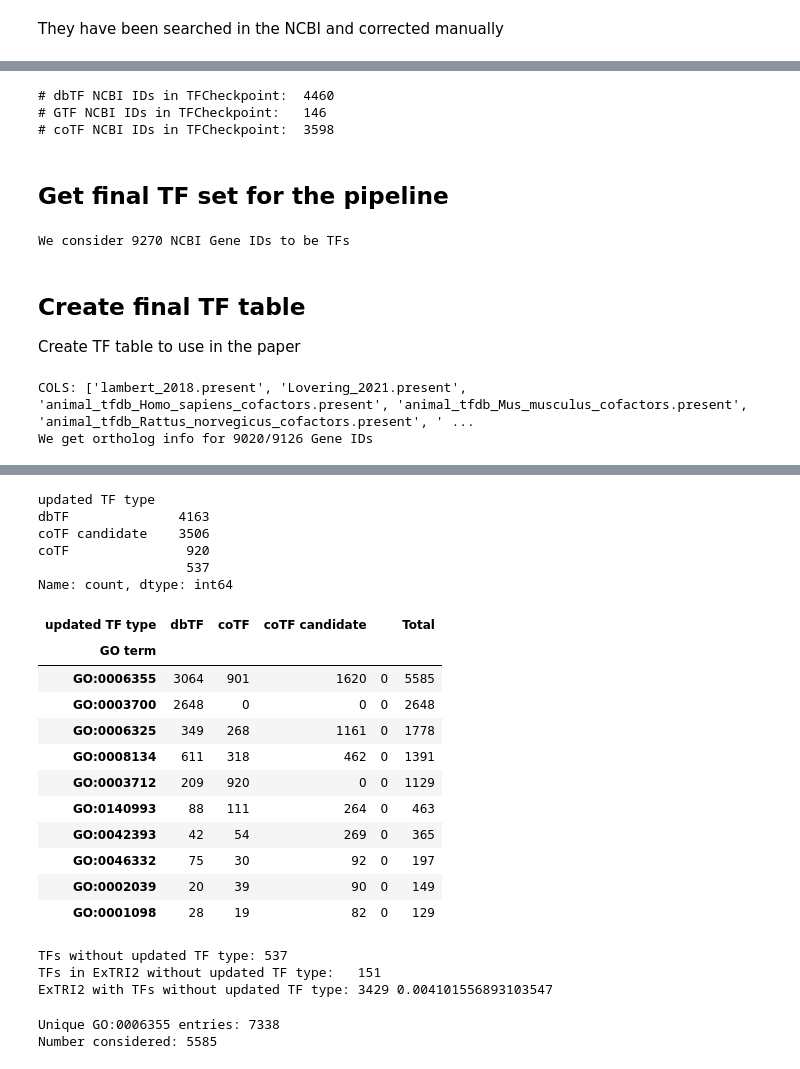
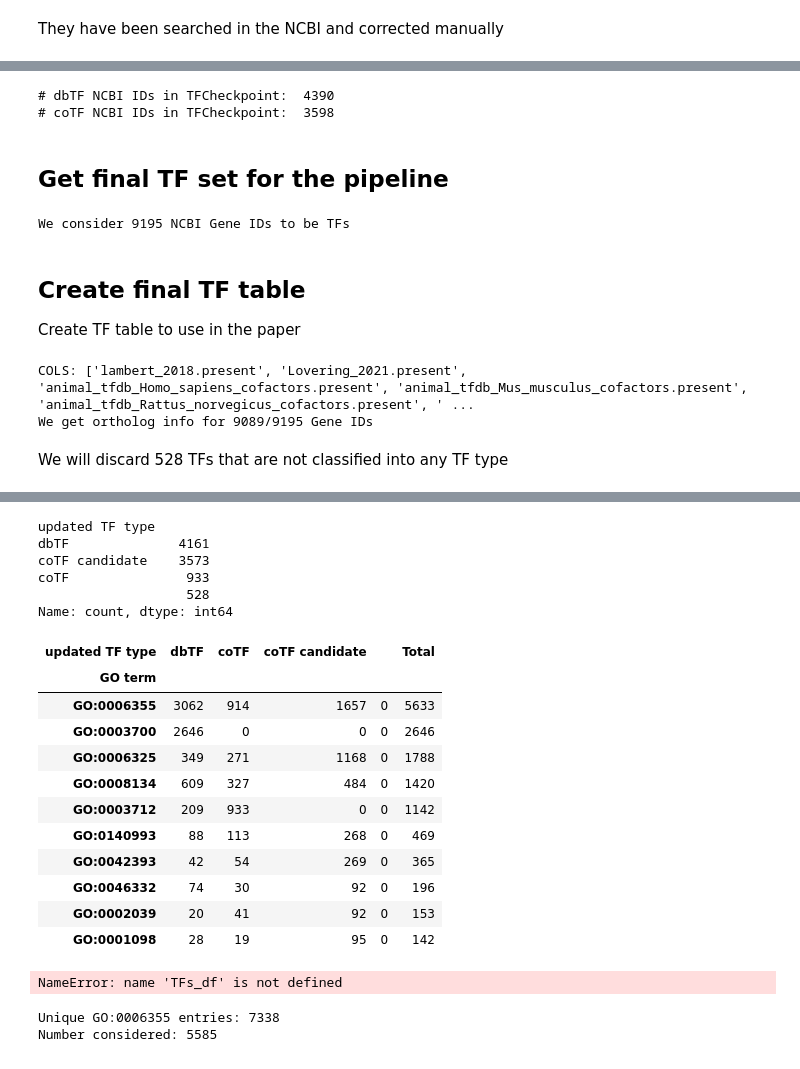
Before and after one commit to Rbbt-Workflows/ExTRI2, a Jupyter notebook: scripts/preprocessing/get_NCBI_TF_IDs.ipynb, the cells around one changed output, grey strips where cells are left out. Drawn from its saved outputs; the diff is of its cells as text; code cells hidden in the pictures.

```diff
--- a/scripts/preprocessing/get_NCBI_TF_IDs.ipynb
+++ b/scripts/preprocessing/get_NCBI_TF_IDs.ipynb
@@ -37,13 +37,11 @@ from notebook_utils import h3, h4, h5, md
 
 # GO terms used:
 GO_dbTF = ["GO:0003700"]
-GO_GTF =  ["GO:0140223"]
 GO_coTF = ["GO:0003712", "GO:0001098", "GO:0002039" , "GO:0008134" , "GO:0042393", "GO:0046332", "GO:0006325", "GO:0140993"]
 
 # Columns from TFCheckpoint used:
 TFCheckpoint_cols = {
-    'dbTF': ['GO:0003700.Annotations', 'TFclass.present.merged', 'lambert_2018.present', 'Lovering_2021.present'],
-    'GTF':  ['GO:0140223.Annotations'],
+    'dbTF': ['TFclass.present.merged', 'lambert_2018.present', 'Lovering_2021.present'],
     'coTF': ['animal_tfdb_Homo_sapiens_cofactors.present', 'animal_tfdb_Mus_musculus_cofactors.present', 'animal_tfdb_Rattus_norvegicus_cofactors.present',
              'tcof_cotf_human.present', 'tcof_cotf_mouse.present']
 }
@@ -55,12 +53,11 @@ postprocessing_path = '../../data/postprocessing/'
 less_likely_coTFs_path = postprocessing_path + 'all_coTFs_likely_checked_updated_AL.txt'
 
 QuickGO_dbTF_path = in_data_path + "QuickGO-annotations-dbTF.tsv"
-QuickGO_GTF_path  = in_data_path + "QuickGO-annotations-GTF.tsv"
 QuickGO_coTF_path = in_data_path + "QuickGO-annotations-coTF.tsv"
 TFCheckpoint_path = in_data_path + "TFCheckpoint.tsv"
 
 # Define a function to construct the TF types path (ll_coTFs are introduced later)
-TF_types = ["dbTF", "GTF", "coTF"]
+TF_types = ["dbTF", "coTF"]
 def get_TF_ids_path(TF_type, out_data_path):
     return f"{out_data_path}{TF_type}_entrez_code.list"
 # %%
@@ -144,12 +140,10 @@ def retrieve_annotations_entrez(id_list):
 # Create joined DataFrame from the 3 TF types
 QuickGO_dbTF = pd.read_csv(QuickGO_dbTF_path, sep='\t', header=0, keep_default_na=False, dtype='str')
 QuickGO_dbTF['TF type'] = 'dbTF'
-QuickGO_GTF  = pd.read_csv(QuickGO_GTF_path,  sep='\t', header=0, keep_default_na=False, dtype='str')
-QuickGO_GTF['TF type'] = 'GTF'
 QuickGO_coTF = pd.read_csv(QuickGO_coTF_path, sep='\t', header=0, keep_default_na=False, dtype='str')
 QuickGO_coTF['TF type'] = 'coTF'
 
-QuickGO = pd.concat([QuickGO_dbTF, QuickGO_GTF, QuickGO_coTF], axis=0)
+QuickGO = pd.concat([QuickGO_dbTF, QuickGO_coTF], axis=0)
 
 print(f"{len(QuickGO['SYMBOL'])} rows were retrieved.")
 
@@ -157,7 +151,7 @@ print(f"{len(QuickGO['SYMBOL'])} rows were retrieved.")
 QuickGO = QuickGO[['SYMBOL', 'TAXON ID', 'TF type', 'GO TERM']]
 
 # Drop repeated cells. Use the following priority if duplicates of different TF type
-priority = {'dbTF': 0, 'GTF': 1, 'coTF': 2}
+priority = {'dbTF': 0, 'coTF': 1}
 QuickGO['priority'] = QuickGO['TF type'].map(priority)
 QuickGO = QuickGO.sort_values(by=['SYMBOL', 'TAXON ID', 'priority'])
 QuickGO = QuickGO.drop_duplicates(subset=['SYMBOL', 'TAXON ID', 'GO TERM'], keep='first')
@@ -172,6 +166,6 @@ QuickGO = (
 
 # Show results
 print(f"Removing duplicates, we retrieve {len(QuickGO['SYMBOL'])} symbols:")
-for TF_type in ('dbTF', 'GTF', 'coTF'):
+for TF_type in ('dbTF', 'coTF'):
     print(f"\t{len(QuickGO[QuickGO['TF type'] == TF_type]['SYMBOL'])} {TF_type}s")
 # %% [output]
@@ -361,8 +354,7 @@ for TF_type in TF_types:
     TFCheckpoint_sets[TF_type] = set(TFCheckpoint_exploded[mask]['EntrezIDs'])
     print(f"# {TF_type} NCBI IDs in TFCheckpoint: {len(TFCheckpoint_sets[TF_type]):>5}")
 # %% [output]
-# dbTF NCBI IDs in TFCheckpoint:  4460
-# GTF NCBI IDs in TFCheckpoint:   146
+# dbTF NCBI IDs in TFCheckpoint:  4390
 # coTF NCBI IDs in TFCheckpoint:  3598
 # %% [markdown]
 ## Get final TF set for the pipeline
@@ -384,10 +376,8 @@ for TF_type in TF_types:
     TF_IDs_dict[TF_type] = TF_IDs
 
 
-# GTFs must not contain dbTFs, and coTFs must not contain neither dbTFs nor GTFs.
-TF_IDs_dict['GTF'].difference_update(TF_IDs_dict['dbTF'])
+# coTFs must not contain dbTFs.
 TF_IDs_dict['coTF'].difference_update(TF_IDs_dict['dbTF'])
-TF_IDs_dict['coTF'].difference_update(TF_IDs_dict['GTF'])
 
 # Add the less likely coTFs as a subset of the coTFs
 TF_IDs_dict['ll_coTF'] = ll_coTF.intersection(TF_IDs_dict['coTF'])
@@ -400,14 +390,14 @@ for TF_type in TF_types + ['ll_coTF']:
             f.write(TF + "\n")
 
 # Combine all TFs & save them as a list
-all_TF_ids = TF_IDs_dict['dbTF'].union(TF_IDs_dict['GTF']).union(TF_IDs_dict['coTF'])
+all_TF_ids = TF_IDs_dict['dbTF'].union(TF_IDs_dict['coTF'])
 print(f"We consider {len(all_TF_ids)} NCBI Gene IDs to be TFs")
 
 with open(get_TF_ids_path('tf', postprocessing_path), 'w') as f:
     for TF in all_TF_ids:
         f.write(TF + "\n")
 # %% [output]
-We consider 9270 NCBI Gene IDs to be TFs
+We consider 9195 NCBI Gene IDs to be TFs
 # %% [markdown]
 ## Create final TF table
 Create TF table to use in the paper
@@ -560,7 +550,7 @@ TFs_df.loc[TFs_df['TaxID'] != '10116', ['TFclass_rat',   'animal_tfdb_Rattus_nor
 
 # --- CREATE NEW CATEGORISATION
 new_categorisation = {
-    'dbTF': GO_dbTF + [col for col in TFCheckpoint_cols['dbTF'] if col not in ['GO:0003700.Annotations', 'TFclass.present.merged']] + ['TFclass_human', 'TFclass_mouse', 'TFclass_rat'],
+    'dbTF': GO_dbTF + [col for col in TFCheckpoint_cols['dbTF'] if col not in ['TFclass.present.merged']] + ['TFclass_human', 'TFclass_mouse', 'TFclass_rat'],
     'coTF candidate': GO_coTF + TFCheckpoint_cols['coTF'] + ["GO:0006355"],
     'coTF': ["GO:0003712"]
 }
@@ -594,15 +584,16 @@ TFs_df = TFs_df.sort_values(by=['In ExTRI', 'updated TF type', 'human_symbol', '
 TFs_df.to_csv("../../analysis/tables/all_TFs.tsv", sep="\t", index=False)
 
 # Save the 2 tables we'll include in the paper
-TFs_df[TFs_df['updated TF type'] != ''][['Gene ID', 'Symbol', 'TaxID']].to_csv("../../analysis/tables/all_considered_TFs.tsv", sep="\t", index=False)
+md(f'We will discard {TFs_df[TFs_df["updated TF type"] == ""].shape[0]} TFs that are not classified into any TF type')
+TFs_df[TFs_df['updated TF type'] != ''][['Gene ID', 'Symbol', 'TaxID']].to_csv("../../data/paper_tables/all_considered_TFs.tsv", sep="\t", index=False)
 
 (
     TFs_df
     .drop(columns=['TF type'])
     .rename(columns={'updated TF type': 'TF type'})
-    .loc[TFs_df['In ExTRI'] & (TFs_df['TF type'] != '')]
+    .loc[TFs_df['In ExTRI'] & (TFs_df['updated TF type'] != '')]
     .drop(columns=['In ExTRI'])
-    .to_csv("../../analysis/tables/TFs_in_ExTRI.tsv", sep="\t", index=False)
+    .to_csv("../../data/paper_tables/TFs_in_ExTRI2.tsv", sep="\t", index=False)
 )
 
 # Show stats
@@ -625,5 +616,6 @@ summary["Total"] = summary.sum(axis=1)
 display(summary.sort_values("Total", ascending=False))
 # %% [output]
 COLS: ['lambert_2018.present', 'Lovering_2021.present', 'animal_tfdb_Homo_sapiens_cofactors.present', 'animal_tfdb_Mus_musculus_cofactors.present', 'animal_tfdb_Rattus_norvegicus_cofactors.present', ' ...
-We get ortholog info for 9020/9126 Gene IDs
+We get ortholog info for 9089/9195 Gene IDs
+We will discard 528 TFs that are not classified into any TF type
 |  | Gene ID | TF type | Symbol | TaxID | GO:0003700 | GO:0003712 | GO:0001098 | GO:0002039 | GO:0008134 | ... |
@@ -632,32 +624,28 @@ We get ortholog info for 9020/9126 Gene IDs
 updated TF type
-dbTF              4163
-coTF candidate    3506
-coTF               920
-                   537
+dbTF              4161
+coTF candidate    3573
+coTF               933
+                   528
 Name: count, dtype: int64
 | updated TF type | dbTF | coTF | coTF candidate |  | Total |
 | GO term |  |  |  |  |  |
-| GO:0006355 | 3064 | 901 | 1620 | 0 | 5585 |
-| GO:0003700 | 2648 | 0 | 0 | 0 | 2648 |
-| GO:0006325 | 349 | 268 | 1161 | 0 | 1778 |
-| GO:0008134 | 611 | 318 | 462 | 0 | 1391 |
-| GO:0003712 | 209 | 920 | 0 | 0 | 1129 |
-| GO:0140993 | 88 | 111 | 264 | 0 | 463 |
+| GO:0006355 | 3062 | 914 | 1657 | 0 | 5633 |
+| GO:0003700 | 2646 | 0 | 0 | 0 | 2646 |
+| GO:0006325 | 349 | 271 | 1168 | 0 | 1788 |
+| GO:0008134 | 609 | 327 | 484 | 0 | 1420 |
+| GO:0003712 | 209 | 933 | 0 | 0 | 1142 |
+| GO:0140993 | 88 | 113 | 268 | 0 | 469 |
 | GO:0042393 | 42 | 54 | 269 | 0 | 365 |
-| GO:0046332 | 75 | 30 | 92 | 0 | 197 |
-| GO:0002039 | 20 | 39 | 90 | 0 | 149 |
-| GO:0001098 | 28 | 19 | 82 | 0 | 129 |
+| GO:0046332 | 74 | 30 | 92 | 0 | 196 |
+| GO:0002039 | 20 | 41 | 92 | 0 | 153 |
+| GO:0001098 | 28 | 19 | 95 | 0 | 142 |
 # %%
 print("TFs without updated TF type:", (TFs_df['updated TF type'] == '').sum())
 print("TFs in ExTRI2 without updated TF type:  ", (TFs_df[TFs_df['In ExTRI']]['updated TF type'] == '').sum())
 m = TFs_df['In ExTRI'] & (TFs_df['updated TF type'] == '')
 print("ExTRI2 with TFs without updated TF type:", ExTRI2_df['TF Id'].isin(TFs_df[m]['Gene ID']).sum(), (ExTRI2_df['TF Id'].isin(TFs_df[m]['Gene ID'])).sum() / len(ExTRI2_df))
-
-# TODO - These sentences must be discarded from the final ExTRI2 paper & validation set.
 # %% [output]
-TFs without updated TF type: 537
-TFs in ExTRI2 without updated TF type:   151
-ExTRI2 with TFs without updated TF type: 3429 0.004101556893103547
+NameError: name 'TFs_df' is not defined
 # %%
 # Check how many GO:0006355 we retrieve
 GO_term = "GO:0006355"
```
Also changed, not shown: parts of 5 cells of this notebook, 18 other files.
